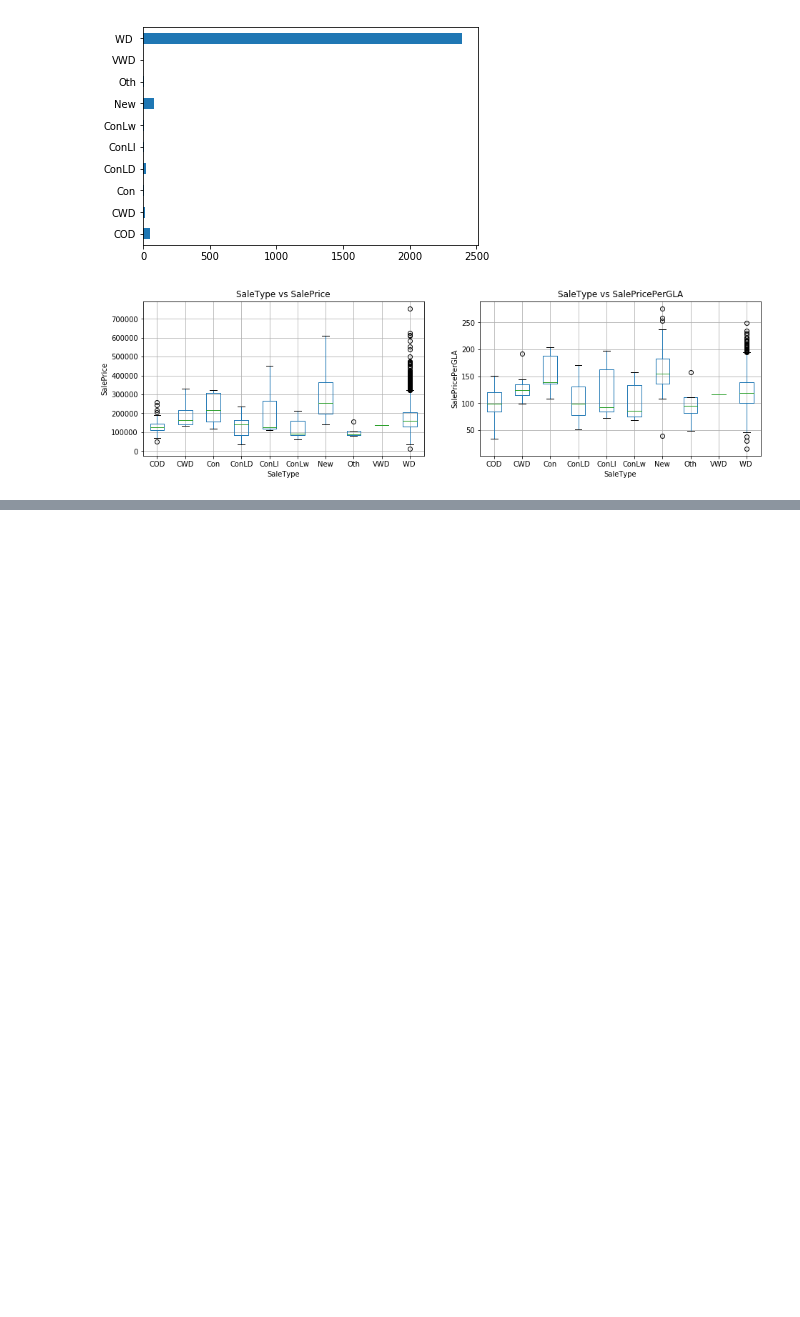
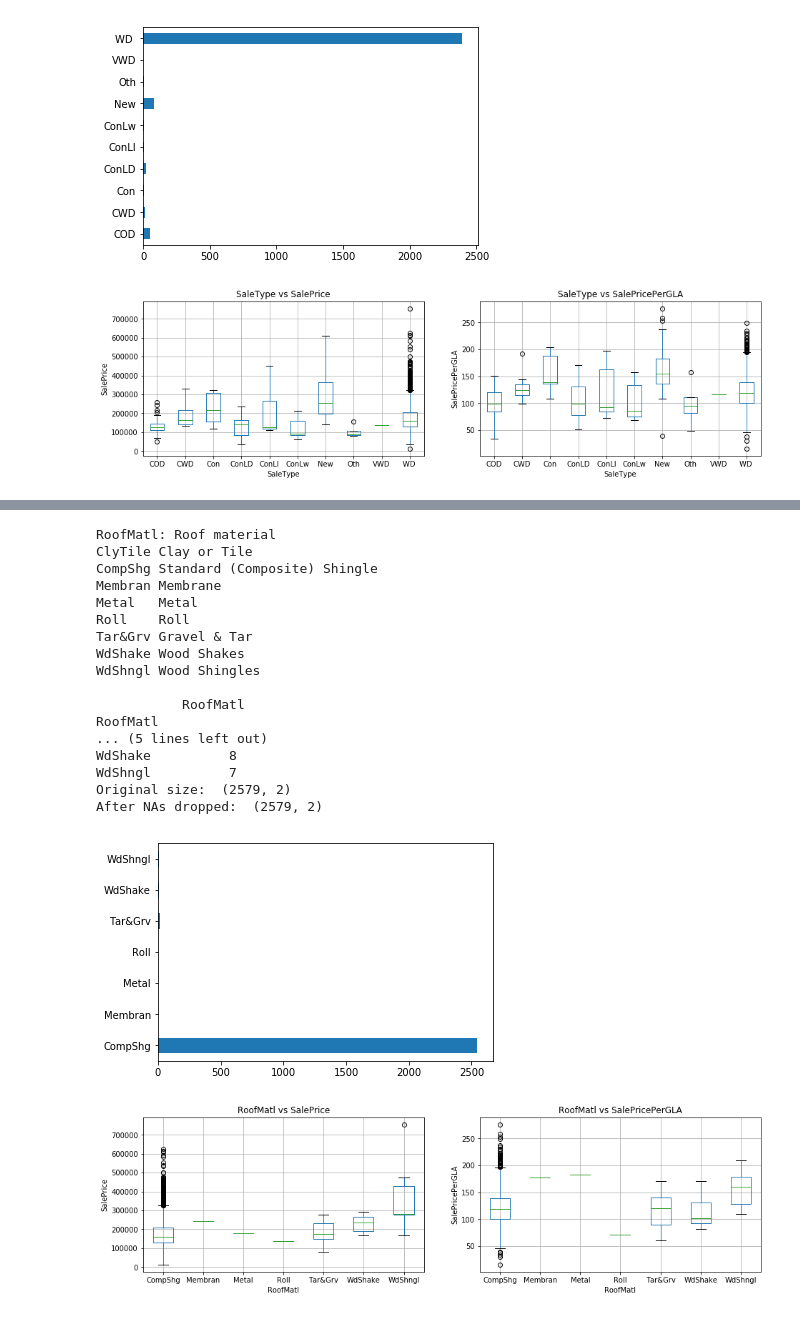
Before and after one commit to aklimchenko/proj3, a Jupyter notebook: House_Market_Data_EDA_Aleksey_Edit.ipynb, the cells around one changed output, grey strips where cells are left out. Saved outputs shown, nothing was run; the diff lists cells and outputs as text; code cells hidden in the pictures; blank space fills up the shorter version.

```diff
--- a/House_Market_Data_EDA_Aleksey_Edit.ipynb
+++ b/House_Market_Data_EDA_Aleksey_Edit.ipynb
@@ -154,0 +265,54 @@ After NAs dropped:  (2579, 2)
+# %%
+# Aleksey features RoofMatl
+#print("")
+print("RoofMatl: Roof material")
+print("ClyTile	Clay or Tile")
+print("CompShg	Standard (Composite) Shingle")
+print("Membran	Membrane")
+print("Metal	Metal")
+print("Roll	Roll")
+print("Tar&Grv	Gravel & Tar")
+print("WdShake	Wood Shakes")
+print("WdShngl	Wood Shingles")
+
+feature = al_features[3]
+data[feature].value_counts().sort_index().plot(kind='barh', rot=0)
+
+print("\n",data[[feature,"SalePrice"]].dropna().groupby(by=feature,axis=0).agg({feature:"count"}))
+
+print("Original size: ", data[[feature,"SalePrice"]].shape)
+print("After NAs dropped: ", data[[feature,"SalePrice"]].dropna().shape)
+
+fig, (ax1, ax2) = plt.subplots(1,2)
+data[[feature,"SalePrice"]].dropna().boxplot(by=feature, ax=ax1)
+ax1.set_title(feature+" vs SalePrice")
+ax1.set_xlabel(feature)
+ax1.set_ylabel("SalePrice")
+data[[feature,"SalePricePerGLA"]].dropna().boxplot(by=feature, ax=ax2)
+ax2.set_title(feature+" vs SalePricePerGLA")
+ax2.set_xlabel(feature)
+ax2.set_ylabel("SalePricePerGLA")
+fig.set_figheight(4)
+fig.set_figwidth(15)
+plt.suptitle('')
+plt.show()
+# %% [output]
+RoofMatl: Roof material
+ClyTile Clay or Tile
+CompShg Standard (Composite) Shingle
+Membran Membrane
+Metal   Metal
+Roll    Roll
+Tar&Grv Gravel & Tar
+WdShake Wood Shakes
+WdShngl Wood Shingles
+
+           RoofMatl
+RoofMatl
+... (5 lines left out)
+WdShake          8
+WdShngl          7
+Original size:  (2579, 2)
+After NAs dropped:  (2579, 2)
+[figure, added]
+[figure, added]
```
Also changed, not shown: parts of 9 cells of this notebook, 1 other file.
